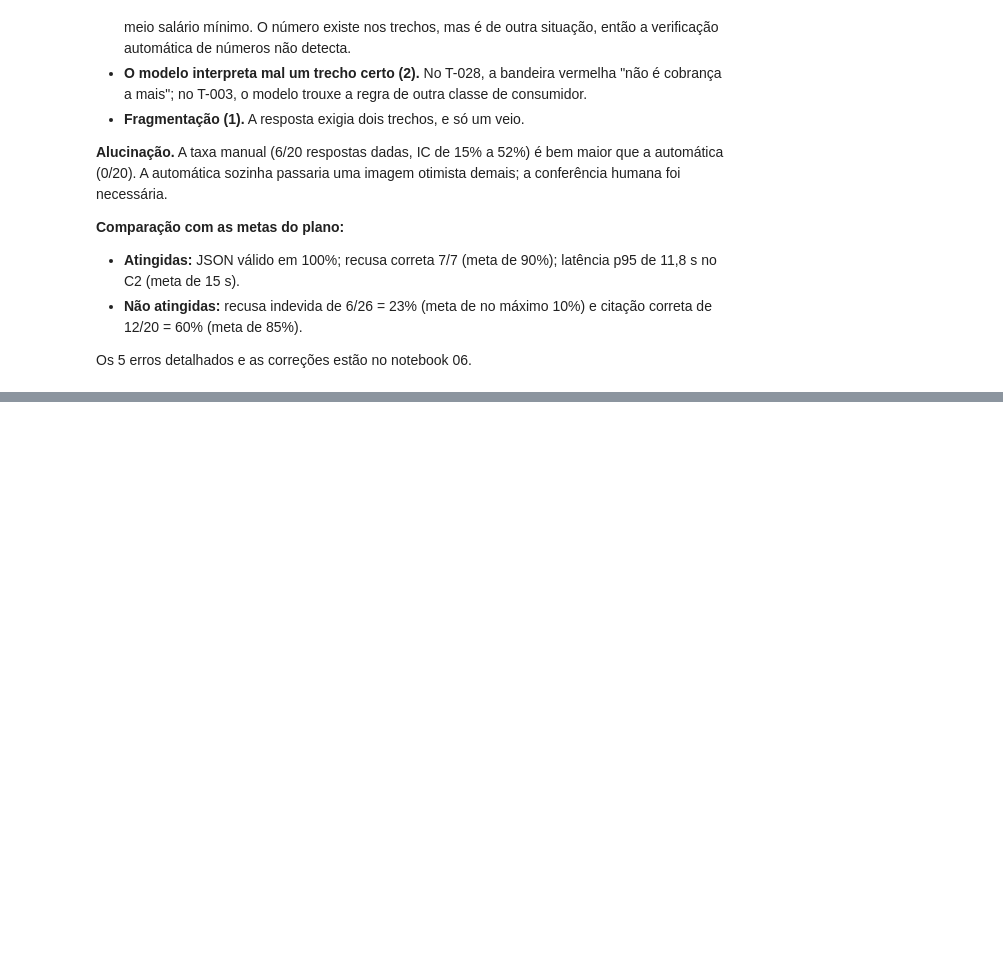
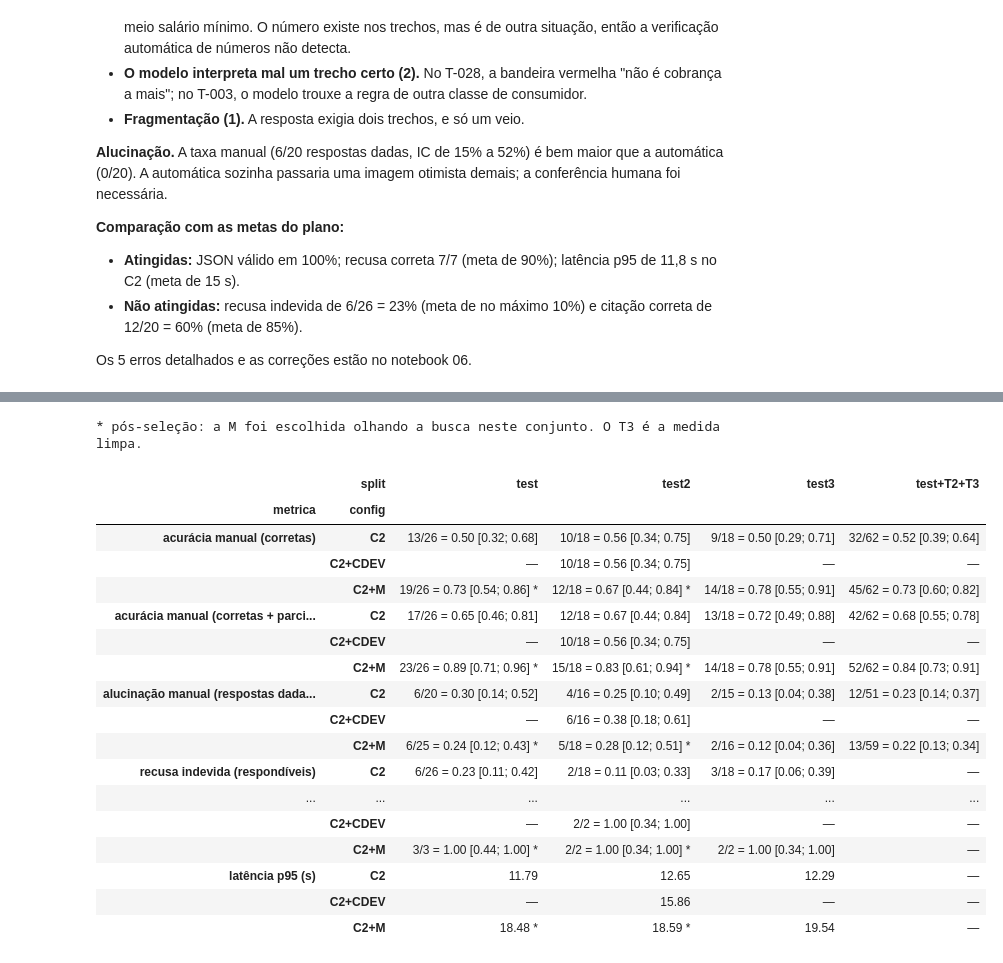
Before and after one commit to pemenezes/GS_IA, a Jupyter notebook: notebooks/05_placar_e_analise.ipynb, the cells around one changed output, grey strips where cells are left out. Drawn from its saved outputs; the diff is of its cells as text; code cells hidden in the pictures; blank space fills up the shorter version.

```diff
--- a/notebooks/05_placar_e_analise.ipynb
+++ b/notebooks/05_placar_e_analise.ipynb
@@ -282,0 +302,34 @@ Os 5 erros detalhados e as correções estão no notebook 06.
+# %%
+finais = ["acurácia manual (corretas)", "acurácia manual (corretas + parciais)",
+          "alucinação manual (respostas dadas que afirmam algo falso)",
+          "recusa indevida (respondíveis)", "acerto nas dinâmicas (agenda)", "latência p95 (s)"]
+sel = placar[placar.config.isin(["C2", "C2+CDEV", "C2+M"])
+             & placar.split.isin(["test", "test2", "test3", "test+T2+T3"])
+             & placar.metrica.isin(finais)].copy()
+sel["valor"] = sel.valor.astype(str) + sel.condicao.map({"pos_selecao": " *"}).fillna("")
+final = sel.pivot_table(index=["metrica", "config"], columns="split", values="valor",
+                        aggfunc="first")
+final = final[[c for c in ("test", "test2", "test3", "test+T2+T3") if c in final.columns]]
+print("* pós-seleção: a M foi escolhida olhando a busca neste conjunto. O T3 é a medida limpa.")
+final.reindex([(m, c) for m in finais for c in ("C2", "C2+CDEV", "C2+M")
+               if (m, c) in final.index]).fillna("—")
+# %% [output]
+* pós-seleção: a M foi escolhida olhando a busca neste conjunto. O T3 é a medida limpa.
+|  | split | test | test2 | test3 | test+T2+T3 |
+| metrica | config |  |  |  |  |
+| acurácia manual (corretas) | C2 | 13/26 = 0.50 [0.32; 0.68] | 10/18 = 0.56 [0.34; 0.75] | 9/18 = 0.50 [0.29; 0.71] | 32/62 = 0.52 [0.39; 0.64] |
+|  | C2+CDEV | — | 10/18 = 0.56 [0.34; 0.75] | — | — |
+|  | C2+M | 19/26 = 0.73 [0.54; 0.86] * | 12/18 = 0.67 [0.44; 0.84] * | 14/18 = 0.78 [0.55; 0.91] | 45/62 = 0.73 [0.60; 0.82] |
+| acurácia manual (corretas + parci... | C2 | 17/26 = 0.65 [0.46; 0.81] | 12/18 = 0.67 [0.44; 0.84] | 13/18 = 0.72 [0.49; 0.88] | 42/62 = 0.68 [0.55; 0.78] |
+|  | C2+CDEV | — | 10/18 = 0.56 [0.34; 0.75] | — | — |
+|  | C2+M | 23/26 = 0.89 [0.71; 0.96] * | 15/18 = 0.83 [0.61; 0.94] * | 14/18 = 0.78 [0.55; 0.91] | 52/62 = 0.84 [0.73; 0.91] |
+| alucinação manual (respostas dada... | C2 | 6/20 = 0.30 [0.14; 0.52] | 4/16 = 0.25 [0.10; 0.49] | 2/15 = 0.13 [0.04; 0.38] | 12/51 = 0.23 [0.14; 0.37] |
+|  | C2+CDEV | — | 6/16 = 0.38 [0.18; 0.61] | — | — |
+|  | C2+M | 6/25 = 0.24 [0.12; 0.43] * | 5/18 = 0.28 [0.12; 0.51] * | 2/16 = 0.12 [0.04; 0.36] | 13/59 = 0.22 [0.13; 0.34] |
+| recusa indevida (respondíveis) | C2 | 6/26 = 0.23 [0.11; 0.42] | 2/18 = 0.11 [0.03; 0.33] | 3/18 = 0.17 [0.06; 0.39] | — |
+| ... | ... | ... | ... | ... | ... |
+|  | C2+CDEV | — | 2/2 = 1.00 [0.34; 1.00] | — | — |
+|  | C2+M | 3/3 = 1.00 [0.44; 1.00] * | 2/2 = 1.00 [0.34; 1.00] * | 2/2 = 1.00 [0.34; 1.00] | — |
+| latência p95 (s) | C2 | 11.79 | 12.65 | 12.29 | — |
+|  | C2+CDEV | — | 15.86 | — | — |
+|  | C2+M | 18.48 * | 18.59 * | 19.54 | — |
```
Also changed, not shown: parts of 8 cells of this notebook, 9 other files.
